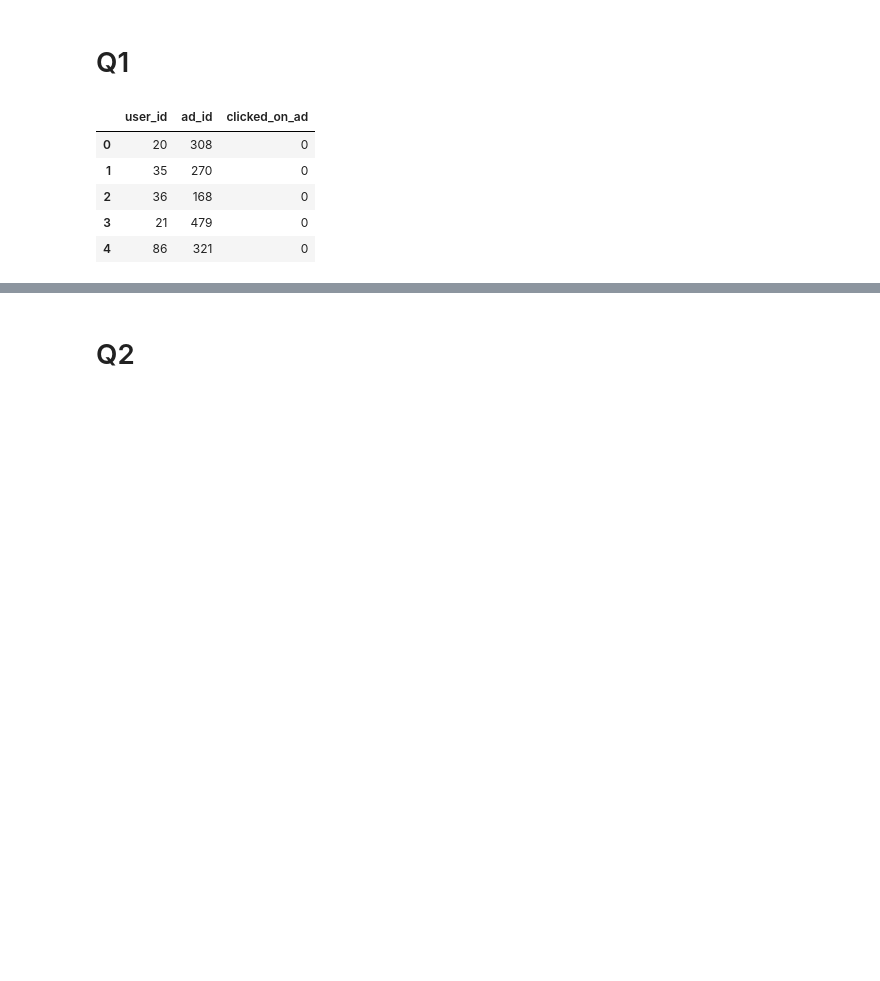
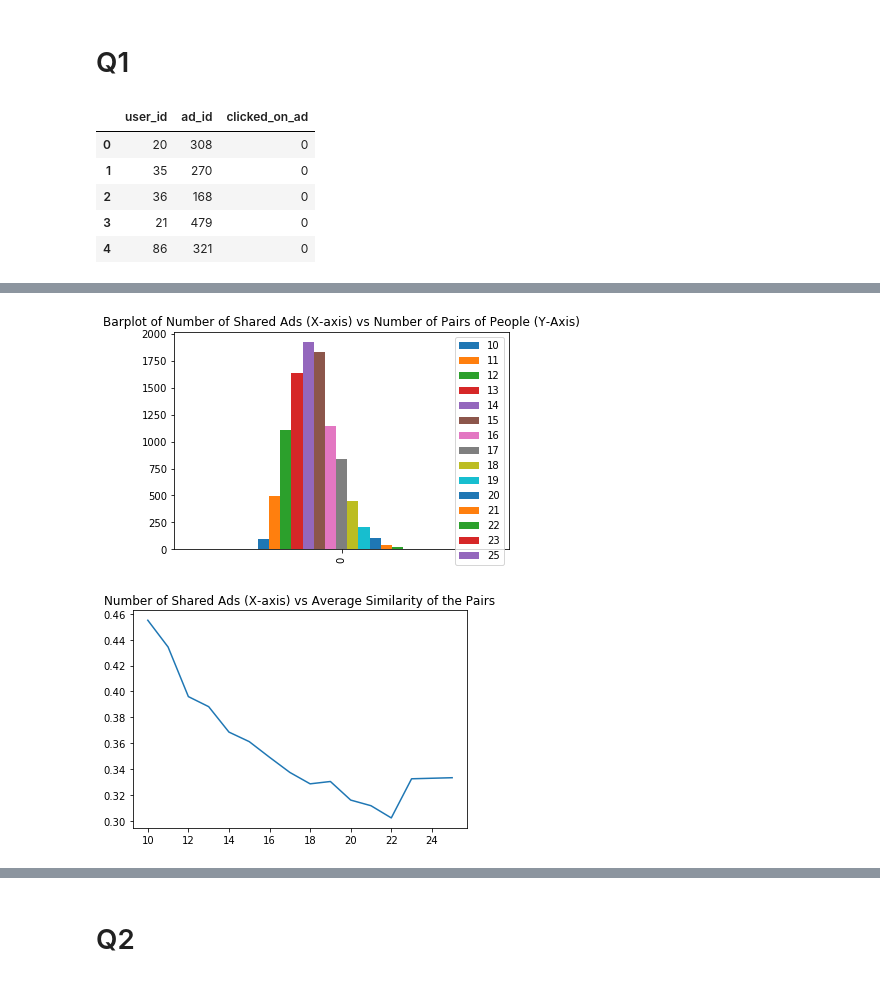
Before and after one commit to eugeneh101/apexlabs_takehome_nBJkgUBNNAwaKvd, a Jupyter notebook: Coding-Challenge.ipynb, the cells around one changed output, grey strips where cells are left out. Saved outputs shown, nothing was run; the diff lists cells and outputs as text; code cells hidden in the pictures; blank space fills up the shorter version.

```diff
--- a/Coding-Challenge.ipynb
+++ b/Coding-Challenge.ipynb
@@ -83,0 +95,21 @@ print(confusion_matrix(y, predictions))
+# %%
+from math import sqrt
+from itertools import permutations
+
+def similarity_score(person1, person2, dataset):
+    """Returns the euclidean distance score of person 1 and 2"""
+    both_viewed = set(dataset[person1]) & set(dataset[person2])
+    if len(both_viewed) == 0:
+            return 0.0
+    else:
+        sum_of_eclidean_distance = []
+        for item in both_viewed:
+            sum_of_eclidean_distance.append(pow(dataset[person1][item] - dataset[person2][item], 2))
+        return 1 / (1 + sqrt(sum(sum_of_eclidean_distance)))
+
+user_user_similarity = np.eye(101)
+
+for user1, user2 in permutations(sorted(set(df['user_id'])), 2):
+    user_user_similarity[user1, user2] = similarity_score(user1, user2, user_ad_dataset)
+
+user_user_similarity = user_user_similarity[1:, 1:] # readjust for index starting at 0
@@ -83,0 +137,23 @@ print(confusion_matrix(y, predictions))
+# %%
+from collections import defaultdict
+import matplotlib.pyplot as plt
+%matplotlib inline
+
+ads_in_common = defaultdict(list)
+for user1, user2 in permutations(sorted(set(df['user_id'])), 2):
+    number_of_common_ads = len(set(user_ad_dataset[user1]) & set(user_ad_dataset[user2]))
+    ads_in_common[number_of_common_ads].append(similarity_score(user1, user2, user_ad_dataset))
+
+pd.DataFrame(dict((key, [len(value)]) for key, value in ads_in_common.iteritems())).plot(kind='bar')
+plt.title('Barplot of Number of Shared Ads (X-axis) vs Number of Pairs of People (Y-Axis)')
+plt.show()
+
+for number_of_common_ads in ads_in_common:
+    ads_in_common[number_of_common_ads] = np.mean(ads_in_common[number_of_common_ads])
+
+plt.plot(ads_in_common.keys(), ads_in_common.values())
+plt.title('Number of Shared Ads (X-axis) vs Average Similarity of the Pairs')
+plt.show()
+# %% [output]
+[figure, added]
+[figure, added]
```
Also changed, not shown: parts of 20 cells of this notebook.
